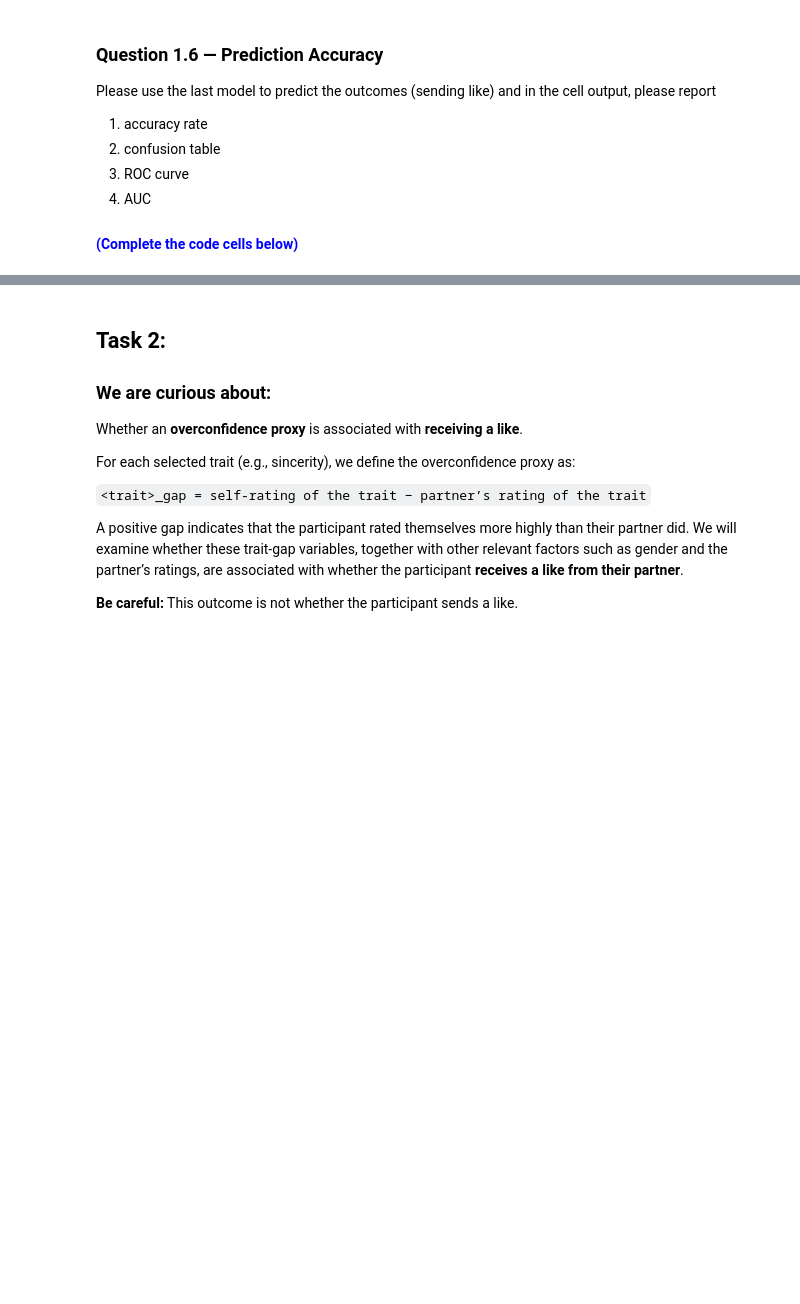
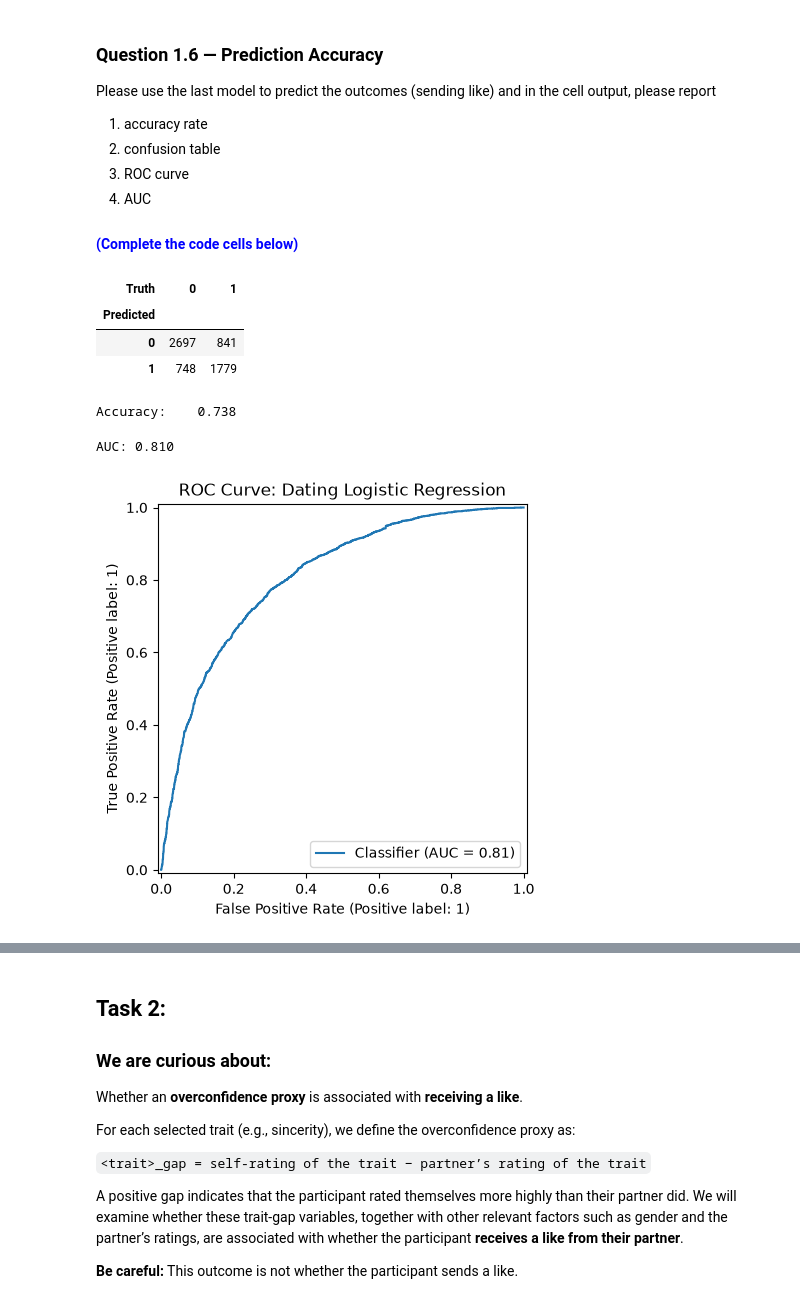
Before and after one commit to xiaogouyy/Movie_box_office_Prediction, a Jupyter notebook: Asignment_2_upload/Assignment 2_Questions.ipynb, the cells around one changed output, grey strips where cells are left out. Cells and saved outputs as stored; diff of their text form; code cells hidden in the pictures; blank space fills up the shorter version.

```diff
--- a/Asignment_2_upload/Assignment 2_Questions.ipynb
+++ b/Asignment_2_upload/Assignment 2_Questions.ipynb
@@ -38,10 +38,10 @@ from ISLP import confusion_table
 # %%
 
 #load data
-dating=pd.read_csv('...', encoding="ISO-8859-1")
+dating=pd.read_csv('SpeedDatingData.csv', encoding="ISO-8859-1")
 
 #drop waves  6,7,8,9 and rename the dataset as dating
-dating =...
+dating =dating[~dating['wave'].isin([6, 7, 8, 9])]
 # %%
 #====== Extract Relavant Vars:
 pre_cols = [
@@ -91,3 +108,5 @@ missing_summary[0:10]
 # %%
 #Drop the missing variables and name the new dataset as dating_sample_0
-dating_sample_0=...
+dating_sample_0=dating_sample.dropna()
+
+print('Rows after dropping missing values:', dating_sample_0.shape[0])
@@ -149,19 +213,22 @@ print('\nnonsignificant table:\n',...) #insignificant vars
 <h4 style="color:blue">(Complete the code cells below)</h4>
 # %%
 #------specify an appropriate reduced model
-design_int = MS(...)
+# drop gender:fun and gender:sinc (p > 0.1); keep all main effects
+design_int = MS(['gender', 'age', 'attr', 'sinc', 'intel', 'fun',
+                 ('gender', 'age'), ('gender', 'attr'), ('gender', 'intel')], intercept=True)
 
 #-------model specification and estimation
-X_int = ...
-y_int = ...
+X_int = design_int.fit_transform(dating_sample_0)
+y_int = dating_sample_0['dec']
 
 #-------get results
-glm_int =...
+glm_int =sm.GLM(y_int, X_int, family=sm.families.Binomial()).fit()
 
 
 #---- result summary
-glm_int_summary=...
+glm_int_summary=summarize(glm_int)
+print('full reduced-model table:\n', glm_int_summary, '\n')
 
 #--- report using print('')
-glm_int_summary_sig=...
-print(glm_int_summary_sig)
+glm_int_summary_sig=glm_int_summary[glm_int_summary['P>|z|']<0.10]
+print('significant table (p < 0.1):\n', glm_int_summary_sig)
@@ -224,7 +401,7 @@ Please use the last model to predict the outcomes (sending like) and in the cell
 <h4 style="color:blue">(Complete the code cells below)</h4>
 # %%
 #========= get probability of sending yes for each date
-probs = glm_int.predict(...)
+probs = glm_int.predict(X_int)
 # %%
 #=========set a threshold (=0.5) to make prediction
 threshold=0.5
@@ -232,33 +409,43 @@ labels = np.where(..., 1, 0)
 # %%
 #==========generate confusion matrix
 
-cm = confusion_table(...)
+cm = confusion_table(labels, y_int)
 
 #output
 cm
+# %% [output]
+| Truth | 0 | 1 |
+| Predicted |  |  |
+| 0 | 2697 | 841 |
+| 1 | 748 | 1779 |
 # %%
 #======= compute accuracy
-tn, fn, fp, tp = ...   # unpack confusion matrix
+tn, fn, fp, tp = cm.to_numpy().ravel()   # unpack confusion matrix (rows = predicted, columns = truth)
 
-accuracy = ...
+accuracy = (tp + tn) / (tp + tn + fp + fn)
 
 
 #output
 print(f"Accuracy:    {accuracy:.3f}")
+# %% [output]
+Accuracy:    0.738
 # %%
 #========= ROC curve
 
 from sklearn.metrics import RocCurveDisplay, roc_auc_score
 import matplotlib.pyplot as plt
 
 #----- compute AUC
-auc = roc_auc_score(...)
+auc = roc_auc_score(y_int, probs)
 
 print(f"AUC: {auc:.3f}")
 
 #-----draw the graph
-RocCurveDisplay.from_predictions(...)
+RocCurveDisplay.from_predictions(y_int, probs)
 
 #-----add title
 plt.title("ROC Curve: Dating Logistic Regression")
 plt.show()
+# %% [output]
+AUC: 0.810
+[figure, added]
```
Also changed, not shown: parts of 13 cells of this notebook.
